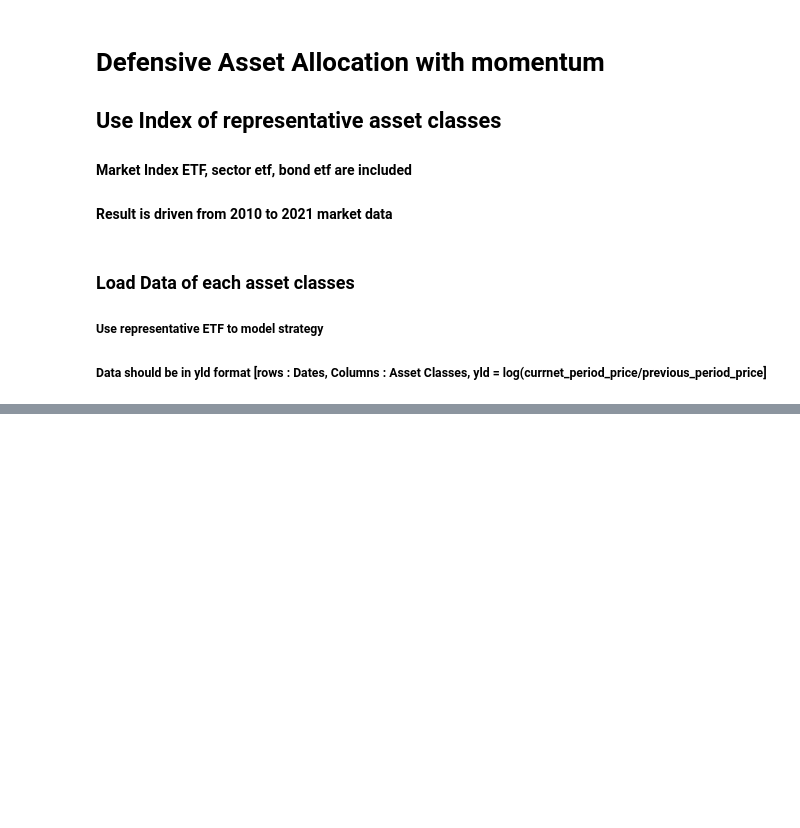
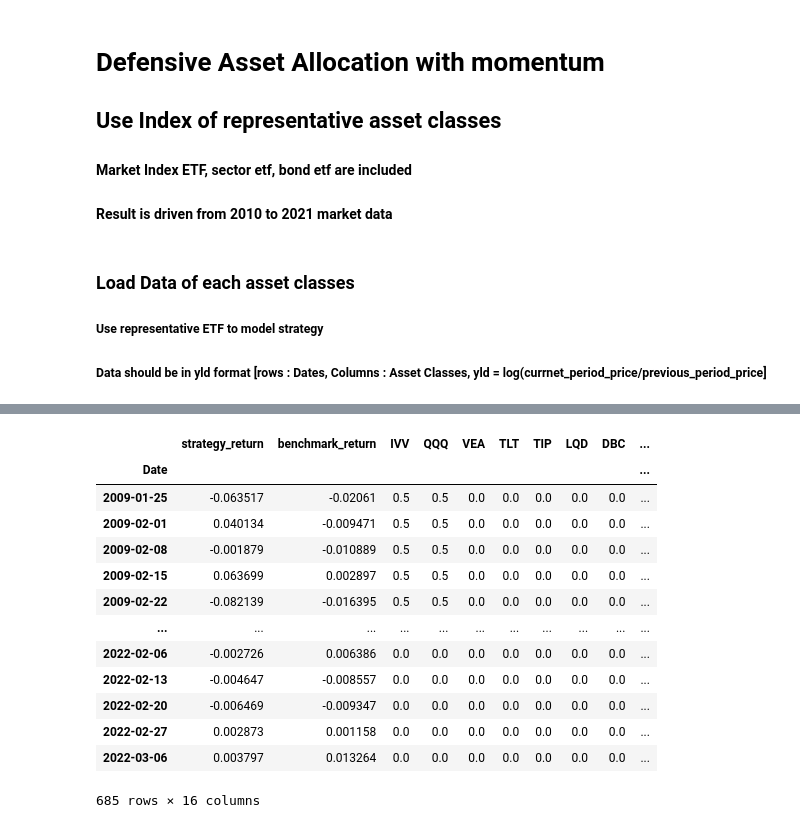
Before and after one commit to QuhiQuhihi/project_quant, a Jupyter notebook: note/07_defensive_asset_allocation_with_momentum.ipynb, the cells around one changed output, grey strips where cells are left out. Drawn from its saved outputs; the diff is of its cells as text; code cells hidden in the pictures; blank space fills up the shorter version.

```diff
--- a/note/07_defensive_asset_allocation_with_momentum.ipynb
+++ b/note/07_defensive_asset_allocation_with_momentum.ipynb
@@ -217,6 +209,23 @@ mp_table_result
 # %%
 rebal_strategy = momentum_rebalance_strategy(
     strategy=sector_momentum, yld_df=yield_df,
-    bm_strategy=sp500_buy_hold_strategy, bm_yld_df=benchmark_yield_df,
+    bm_strategy=all_weather_strategy, bm_yld_df=benchmark_yield_df,
     lookback_period=0
 )
+rebal_strategy = rebal_strategy.iloc[52:]
+rebal_strategy
+# %% [output]
+|  | strategy_return | benchmark_return | IVV | QQQ | VEA | TLT | TIP | LQD | DBC | ... |
+| Date |  |  |  |  |  |  |  |  |  | ... |
+| 2009-01-25 | -0.063517 | -0.02061 | 0.5 | 0.5 | 0.0 | 0.0 | 0.0 | 0.0 | 0.0 | ... |
+| 2009-02-01 | 0.040134 | -0.009471 | 0.5 | 0.5 | 0.0 | 0.0 | 0.0 | 0.0 | 0.0 | ... |
+| 2009-02-08 | -0.001879 | -0.010889 | 0.5 | 0.5 | 0.0 | 0.0 | 0.0 | 0.0 | 0.0 | ... |
+| 2009-02-15 | 0.063699 | 0.002897 | 0.5 | 0.5 | 0.0 | 0.0 | 0.0 | 0.0 | 0.0 | ... |
+| 2009-02-22 | -0.082139 | -0.016395 | 0.5 | 0.5 | 0.0 | 0.0 | 0.0 | 0.0 | 0.0 | ... |
+| ... | ... | ... | ... | ... | ... | ... | ... | ... | ... | ... |
+| 2022-02-06 | -0.002726 | 0.006386 | 0.0 | 0.0 | 0.0 | 0.0 | 0.0 | 0.0 | 0.0 | ... |
+| 2022-02-13 | -0.004647 | -0.008557 | 0.0 | 0.0 | 0.0 | 0.0 | 0.0 | 0.0 | 0.0 | ... |
+| 2022-02-20 | -0.006469 | -0.009347 | 0.0 | 0.0 | 0.0 | 0.0 | 0.0 | 0.0 | 0.0 | ... |
+| 2022-02-27 | 0.002873 | 0.001158 | 0.0 | 0.0 | 0.0 | 0.0 | 0.0 | 0.0 | 0.0 | ... |
+| 2022-03-06 | 0.003797 | 0.013264 | 0.0 | 0.0 | 0.0 | 0.0 | 0.0 | 0.0 | 0.0 | ... |
+685 rows × 16 columns
```
Also changed, not shown: parts of 9 cells of this notebook, 3 other files.
